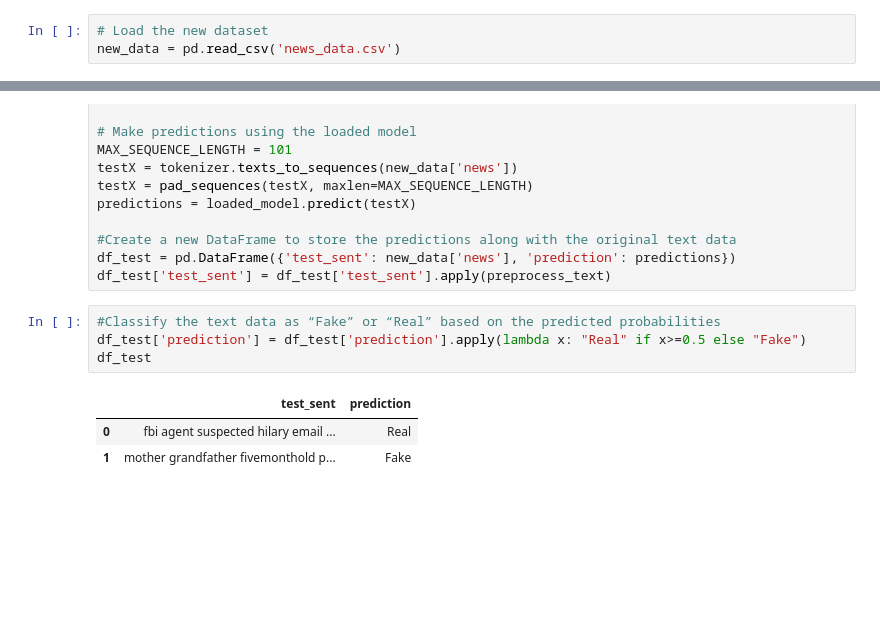
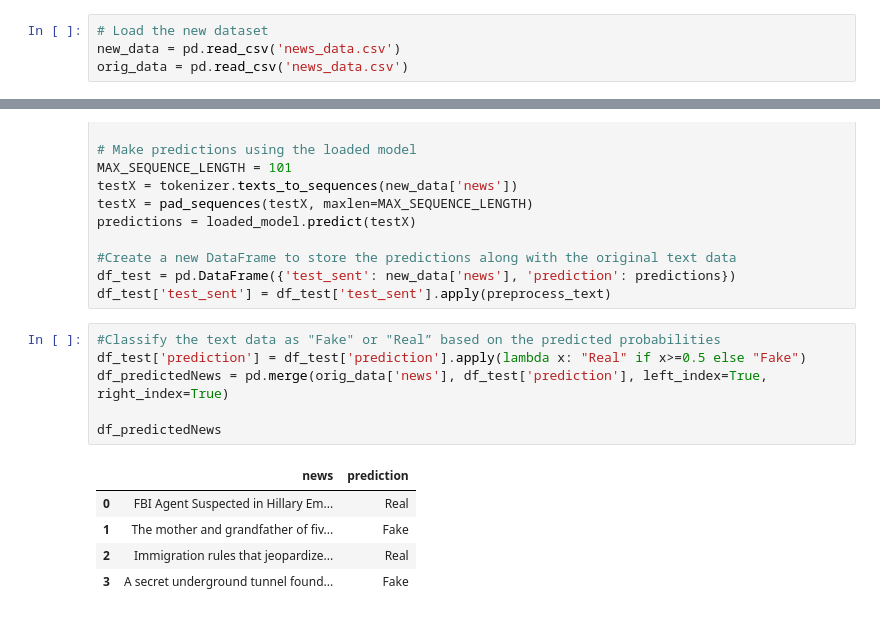
Before and after one commit to ggiudice98/FInalProject, a Jupyter notebook: fake_news_detection_model_prediction_colab.ipynb, the cells around one changed output, grey strips where cells are left out. Saved outputs shown, nothing was run; the diff lists cells and outputs as text; blank space fills up the shorter version.

```diff
--- a/fake_news_detection_model_prediction_colab.ipynb
+++ b/fake_news_detection_model_prediction_colab.ipynb
@@ -101,6 +103,7 @@ loaded_model = pickle.load(open('model.pkl', 'rb'))
 # %%
 # Load the new dataset
 new_data = pd.read_csv('news_data.csv')
+orig_data = pd.read_csv('news_data.csv')
 # %%
 # Preprocess the new dataset
 
@@ -166,10 +171,14 @@ predictions = loaded_model.predict(testX)
 df_test = pd.DataFrame({'test_sent': new_data['news'], 'prediction': predictions})
 df_test['test_sent'] = df_test['test_sent'].apply(preprocess_text)
 # %%
-#Classify the text data as “Fake” or “Real” based on the predicted probabilities
+#Classify the text data as "Fake" or "Real” based on the predicted probabilities
 df_test['prediction'] = df_test['prediction'].apply(lambda x: "Real" if x>=0.5 else "Fake")
-df_test
+df_predictedNews = pd.merge(orig_data['news'], df_test['prediction'], left_index=True, right_index=True)
+
+df_predictedNews
 # %% [output]
-|  | test_sent | prediction |
-| 0 | fbi agent suspected hilary email ... | Real |
-| 1 | mother grandfather fivemonthold p... | Fake |
+|  | news | prediction |
+| 0 | FBI Agent Suspected in Hillary Em... | Real |
+| 1 | The mother and grandfather of fiv... | Fake |
+| 2 | Immigration rules that jeopardize... | Real |
+| 3 | A secret underground tunnel found... | Fake |
```
Also changed, not shown: parts of 3 cells of this notebook, 3 other files.
